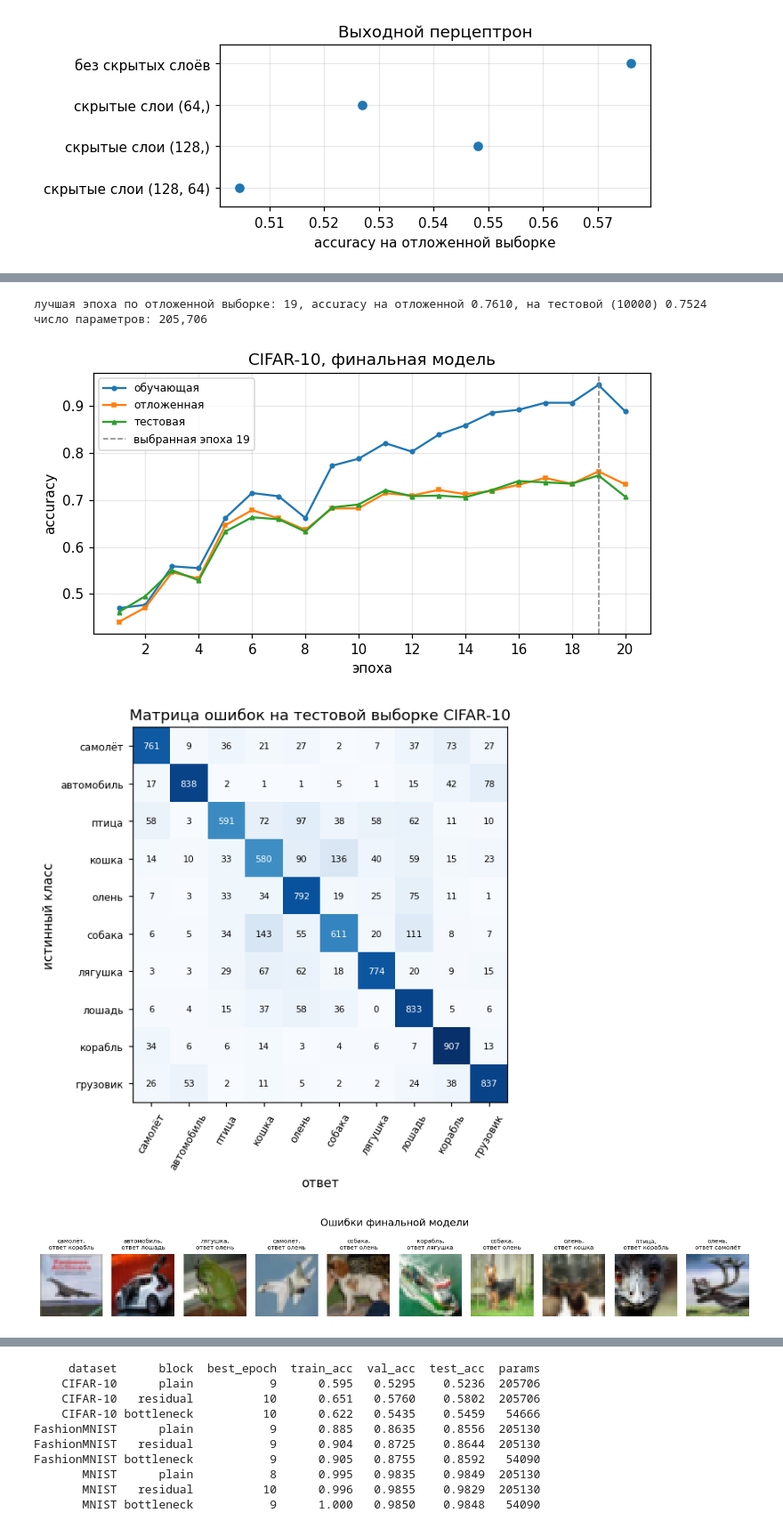
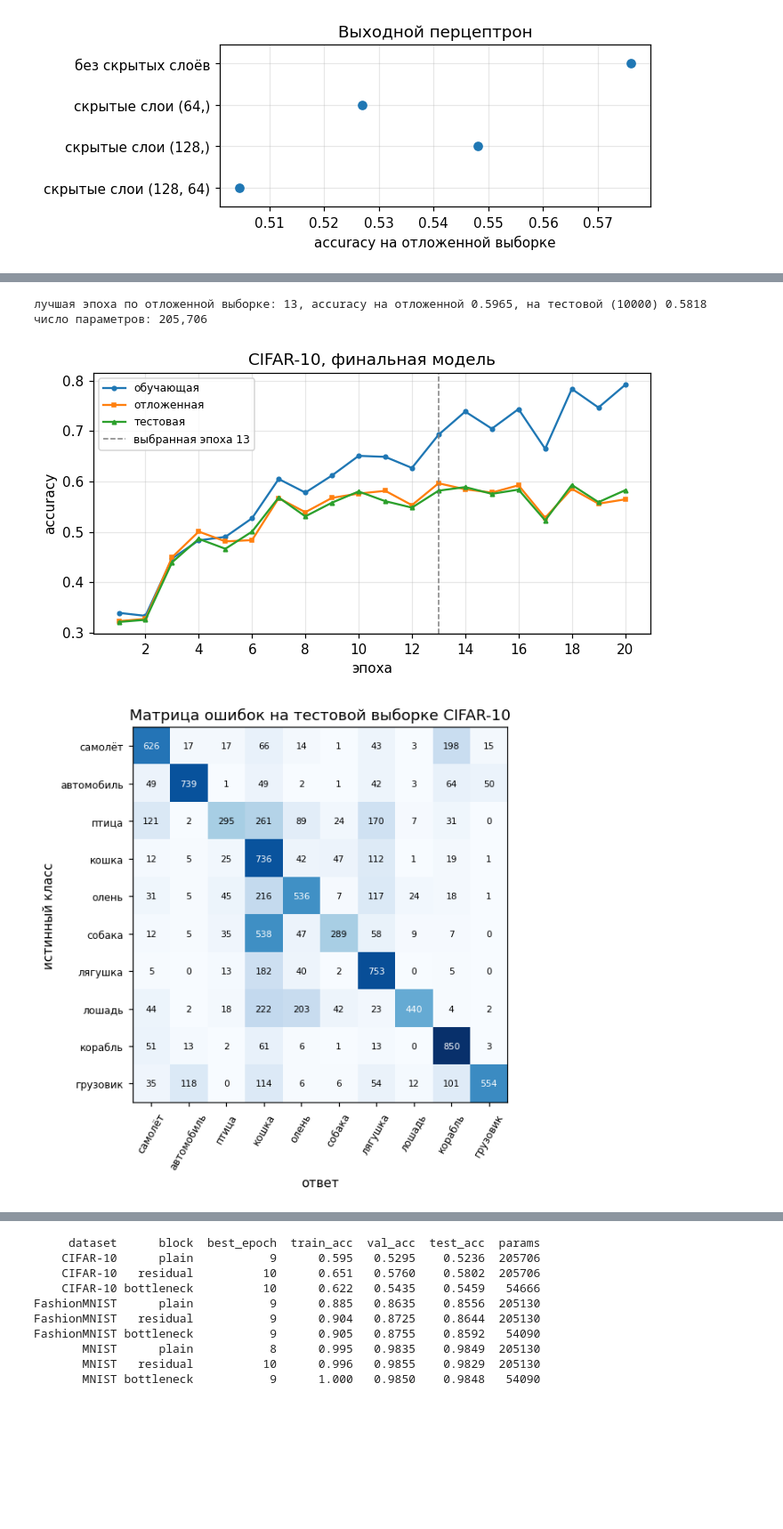
Before and after one commit to UsusCimex/NSU_DeepLearning, a Jupyter notebook: labs/lab-06-resnet/resnet_cifar.ipynb, the cells around one changed output, grey strips where cells are left out. Shown at 89% size. Cells and saved outputs as stored; diff of their text form; code cells hidden in the pictures; blank space fills up the shorter version.

```diff
--- a/labs/lab-06-resnet/resnet_cifar.ipynb
+++ b/labs/lab-06-resnet/resnet_cifar.ipynb
@@ -434,7 +431,7 @@ EPOCHS = 10
 LR = 0.05
 # начальные значения; после каждого этапа в них записываются лучшие найденные
 best_config: dict = dict(block='residual', n_blocks=4, channels=16, kernel_size=3,
-                         batchnorm=True, dropout=0.0, squeeze=2, down_variant=1, hidden_sizes=())
+                         batchnorm=True, dropout=0.0, down_variant=1, hidden_sizes=())
 
 
 def experiment(stage, lr, **changes):
@@ -475,10 +469,0 @@ BlockNet(
-# %%
-rows = []
-for squeeze in [2, 4, 8]:
-    rows.append(experiment('сжатие', LR, block='bottleneck', squeeze=squeeze))
-compression = pd.DataFrame(rows)
-print(compression[['squeeze', 'train_acc', 'val_acc', 'params']].round(4).to_string(index=False))
-
-best = compression.iloc[compression['val_acc'].argmax()]  # строка с наибольшей accuracy
-best_config['squeeze'] = int(best['squeeze'])
-print(f"\nвыбрано сжатие {best_config['squeeze']}")
@@ -686,8 +634,4 @@ kernel/stride/padding
 # %%
-best = kernels.iloc[kernels['val_acc'].argmax()]
-best_config['kernel_size'] = int(best['kernel_size'])
-print(f"выбрано ядро в блоках {best_config['kernel_size']}")
-
 HIDDEN = [(), (64,), (128,), (128, 64)]  # размеры скрытых слоёв перцептрона
 rows = []
 for hidden_sizes in HIDDEN:
@@ -698,8 +642,8 @@ perceptrons['hidden_sizes'] = perceptrons['hidden_sizes'].astype(str)  # кор
 columns = ['hidden_sizes', 'train_acc', 'val_acc', 'params']
 print(perceptrons[columns].round(4).to_string(index=False))
 
-all_results = pd.concat([compression, depth, regularization, channels_lr, downsampling,
-                         kernels, perceptrons], ignore_index=True)
+all_results = pd.concat([depth, regularization, channels_lr, downsampling, perceptrons],
+                        ignore_index=True)
 all_results['hidden_sizes'] = all_results['hidden_sizes'].astype(str)
 all_results.to_csv('results.csv', index=False)
 print('\nитоговая конфигурация:', best_config, f'lr {LR}')
@@ -731,8 +674,7 @@ plt.show()
 # %%
-(X_final, y_final), (X_final_val, y_final_val), _ = split('CIFAR-10', 15000, 2000)
 torch.manual_seed(SEED)
 final = BlockNet(**best_config).to(DEVICE)
-history = train_model(final, X_final, y_final, X_final_val, y_final_val, lr=LR, epochs=20,
+history = train_model(final, X_grid, y_grid, X_val, y_val, lr=LR, epochs=20,
                       X_test=X_test, y_test=y_test)
 best_epoch = int(history['val'].argmax()) + 1
 val_acc, test_acc = history['val'][best_epoch - 1], history['test'][best_epoch - 1]
@@ -756,42 +698,29 @@ ax.legend(fontsize=8)
 plt.tight_layout()
 plt.show()
 # %% [output]
-лучшая эпоха по отложенной выборке: 19, accuracy на отложенной 0.7610, на тестовой (10000) 0.7524
+лучшая эпоха по отложенной выборке: 13, accuracy на отложенной 0.5965, на тестовой (10000) 0.5818
 число параметров: 205,706
-[figure, old version]
+[figure, new version]
 # %%
 test = DATASETS['CIFAR-10'][1]
 predictions = predict(final, X_test).cpu().numpy()  # .cpu() забирает ответы с видеокарты
 confusion = np.zeros((10, 10), dtype=int)
 for true, answer in zip(test.targets, predictions):
     confusion[true, answer] += 1  # строка: истинный класс, столбец: ответ
 
 fig, ax = plt.subplots(figsize=(6.2, 5.6))
 ax.imshow(confusion, cmap='Blues')
 for i in range(10):
     for j in range(10):
         ax.text(j, i, confusion[i, j], ha='center', va='center', fontsize=7,
                 color='white' if confusion[i, j] > confusion.max() / 2 else 'black')
 ax.set_xticks(range(10), CIFAR_CLASSES, rotation=60, fontsize=8)
 ax.set_yticks(range(10), CIFAR_CLASSES, fontsize=8)
 ax.set_xlabel('ответ')
 ax.set_ylabel('истинный класс')
 ax.set_title('Матрица ошибок на тестовой выборке CIFAR-10')
 plt.tight_layout()
 plt.show()
-
-wrong = np.flatnonzero(predictions != test.targets)[:10]  # первые 10 тестовых с ошибкой
-fig, axes = plt.subplots(1, 10, figsize=(12, 2))
-for ax, j in zip(axes, wrong):
-    # imshow ждёт порядок осей (высота, ширина, канал), transpose переставляет оси
-    ax.imshow(test.data[j].transpose(1, 2, 0))
-    true_name, answer_name = CIFAR_CLASSES[test.targets[j]], CIFAR_CLASSES[predictions[j]]
-    ax.set_title(f'{true_name},\nответ {answer_name}', fontsize=7)
-    ax.axis('off')
-fig.suptitle('Ошибки финальной модели')
-plt.tight_layout()
-plt.show()
 # %% [output]
-[figure, old version]
+[figure, new version]
-[figure, removed]
 # %% [markdown]
```
Also changed, not shown: parts of 15 cells of this notebook, 1 other file.
